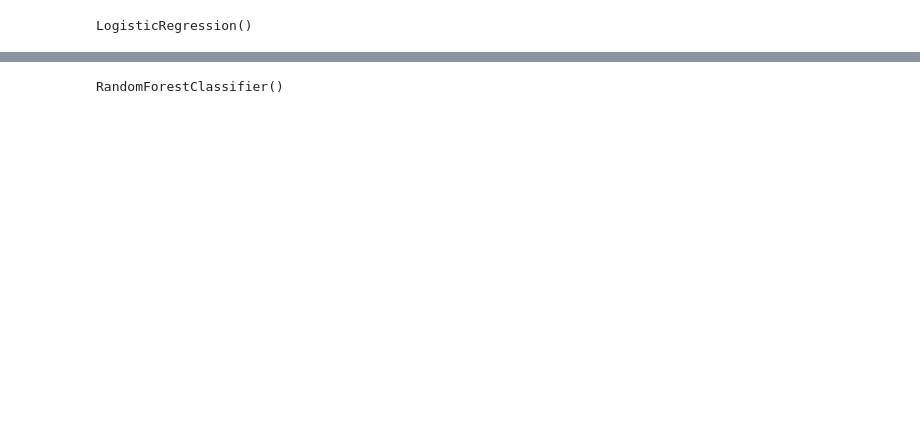
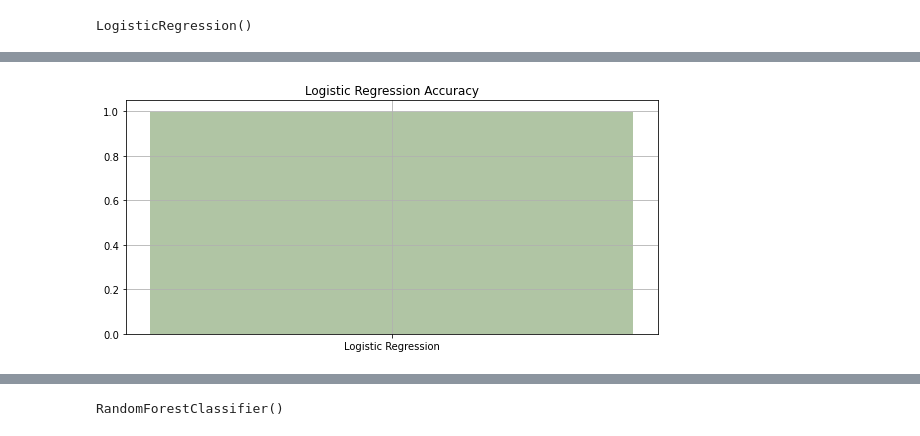
Before and after one commit to carolinedesat/ML_CA1, a Jupyter notebook: Caroline_ML_CA1.ipynb, the cells around one changed output, grey strips where cells are left out. Cells and saved outputs as stored; diff of their text form; code cells hidden in the pictures; blank space fills up the shorter version.

Commit message:
Classification Algorithms v2

```diff
--- a/Caroline_ML_CA1.ipynb
+++ b/Caroline_ML_CA1.ipynb
@@ -331,7 +328,7 @@ lr.fit(X_train, y_train)
 # %% [output]
 LogisticRegression()
 # %%
-lr_predictions = lr.predict(X_test)
-lr_accuracy = accuracy_score(y_test, lr_predictions)
-lr_report = classification_report(y_test, lr_predictions)
-lr_confusion_matrix = confusion_matrix(y_test, lr_predictions)
+lr_predictions = lr.predict(X_train)
+lr_accuracy = accuracy_score(y_train, lr_predictions)
+lr_report = classification_report(y_train, lr_predictions)
+lr_confusion_matrix = confusion_matrix(y_train, lr_predictions)
@@ -340,0 +353,10 @@ lr_confusion_matrix = confusion_matrix(y_test, lr_predictions)
+# %%
+plt.figure(figsize=(8, 4))
+plt.bar(["Logistic Regression"], [lr_accuracy], color='#B0C5A4')
+plt.title("Logistic Regression Accuracy")
+
+plt.grid(True)
+plt.tight_layout()
+plt.show()
+# %% [output]
+[figure, added]
```
Also changed, not shown: parts of 32 cells of this notebook.
